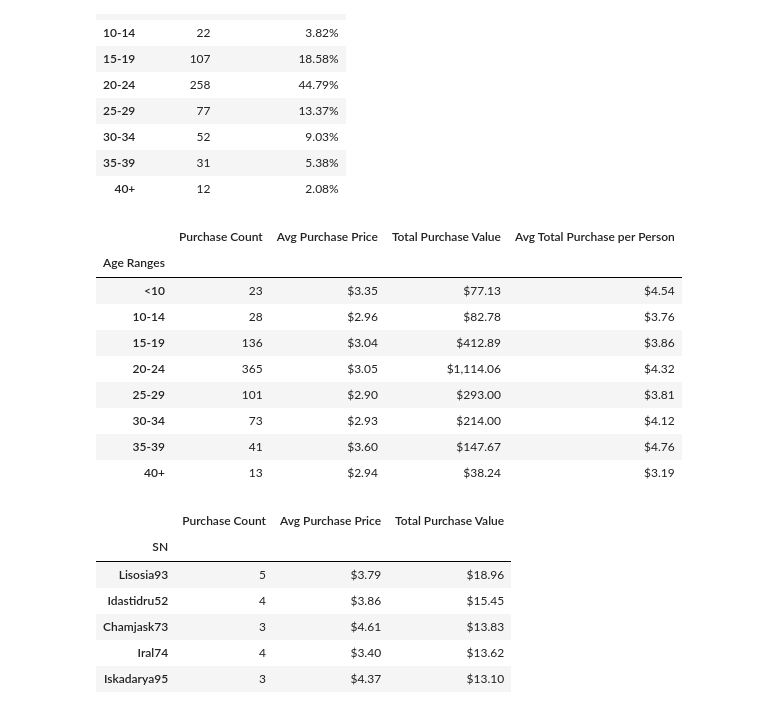
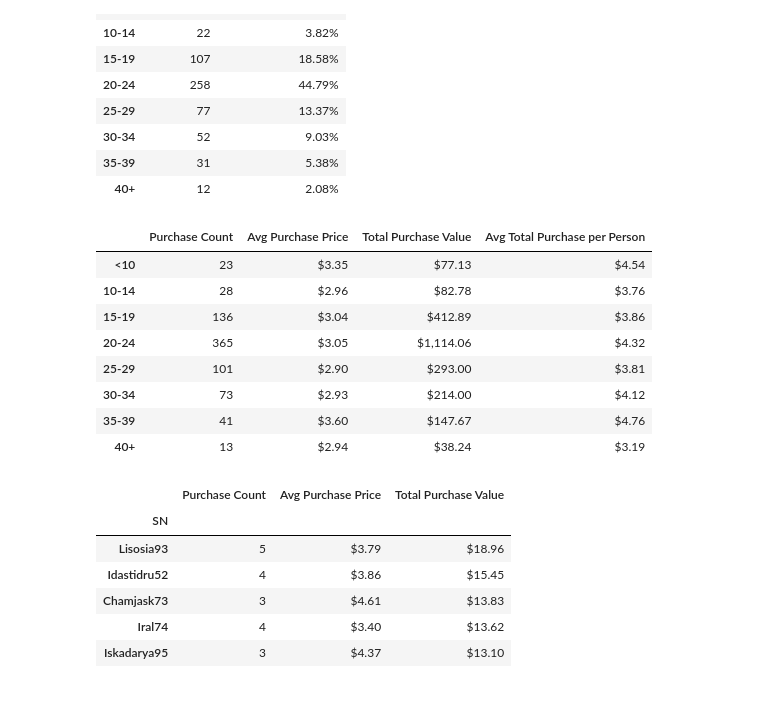
Before and after one commit to cdfencing/Pandas-Challenge, a Jupyter notebook: Heroes of Pymoli/HeroesofPymoli.ipynb, the cells around one changed output. Saved outputs shown, nothing was run; the diff lists cells and outputs as text; code cells hidden in the pictures.

```diff
--- a/Heroes of Pymoli/HeroesofPymoli.ipynb
+++ b/Heroes of Pymoli/HeroesofPymoli.ipynb
@@ -164,12 +170,14 @@ age_demo_total = demographics["Age Ranges"].value_counts()
 age_demo_percent = (age_demo_total / player_count)*100
 
 age_demo_df = pd.DataFrame({'Total Count': age_demo_total, "Percentage of Players": age_demo_percent})
-age_demo_df = age_demo_df.sort_index()
+age_demo_final = age_demo_df.sort_index()
 
 #format and map
-age_demo_df["Percentage of Players"] = age_demo_df["Percentage of Players"].map('{:,.2f}%'.format)
+age_demo_final["Percentage of Players"] = age_demo_df["Percentage of Players"].map('{:,.2f}%'.format)
 
-age_demo_df
+#align text to center and columns to left
+age_demo_final = age_demo_final.style.set_properties(**{'text-align': 'center'})
+age_demo_final.set_table_styles([dict(selector='th', props=[('text-align', 'left')])])
 # %% [output]
 |  | Total Count | Percentage of Players |
 | <10 | 17 | 2.95% |
@@ -183,26 +191,27 @@ age_demo_df
 # %%
 #Purchasing Analysis by Age:
 
 # Slice the data and place it into bins
 pymoli_df["Age Ranges"] = pd.cut(pymoli_df["Age"], age_bins, labels=group_labels_age)
 
 # Calucaltions
 age_purchase_total = pymoli_df.groupby(["Age Ranges"]).sum()["Price"].rename("Total Purchase Value")
 age_mean = pymoli_df.groupby(["Age Ranges"]).mean()["Price"].rename("Average Purchse Price")
 age_counts = pymoli_df.groupby(["Age Ranges"]).count()["Price"].rename("Purchase Count")
 age_per_person = age_purchase_total / age_demo_df["Total Count"]
 
 purchase_data_df = pd.DataFrame({"Purchase Count": age_counts, "Avg Purchase Price": age_mean,
                                  "Total Purchase Value": age_purchase_total, "Avg Total Purchase per Person": age_per_person})
 
 purchase_data_df["Avg Purchase Price"] = purchase_data_df["Avg Purchase Price"].map('${:,.2f}'.format)
 purchase_data_df["Total Purchase Value"] = purchase_data_df["Total Purchase Value"].map('${:,.2f}'.format)
 purchase_data_df["Avg Total Purchase per Person"] = purchase_data_df["Avg Total Purchase per Person"].map('${:,.2f}'.format)
 
-purchase_data_df
+#align text to center and columns to left
+purchase_data_df = purchase_data_df.style.set_properties(**{'text-align': 'center'})
+purchase_data_df.set_table_styles([dict(selector='th', props=[('text-align', 'left')])])
 # %% [output]
 |  | Purchase Count | Avg Purchase Price | Total Purchase Value | Avg Total Purchase per Person |
-| Age Ranges |  |  |  |  |
 | <10 | 23 | $3.35 | $77.13 | $4.54 |
 | 10-14 | 28 | $2.96 | $82.78 | $3.76 |
 | 15-19 | 136 | $3.04 | $412.89 | $3.86 |
```
Also changed, not shown: parts of 6 cells of this notebook.
